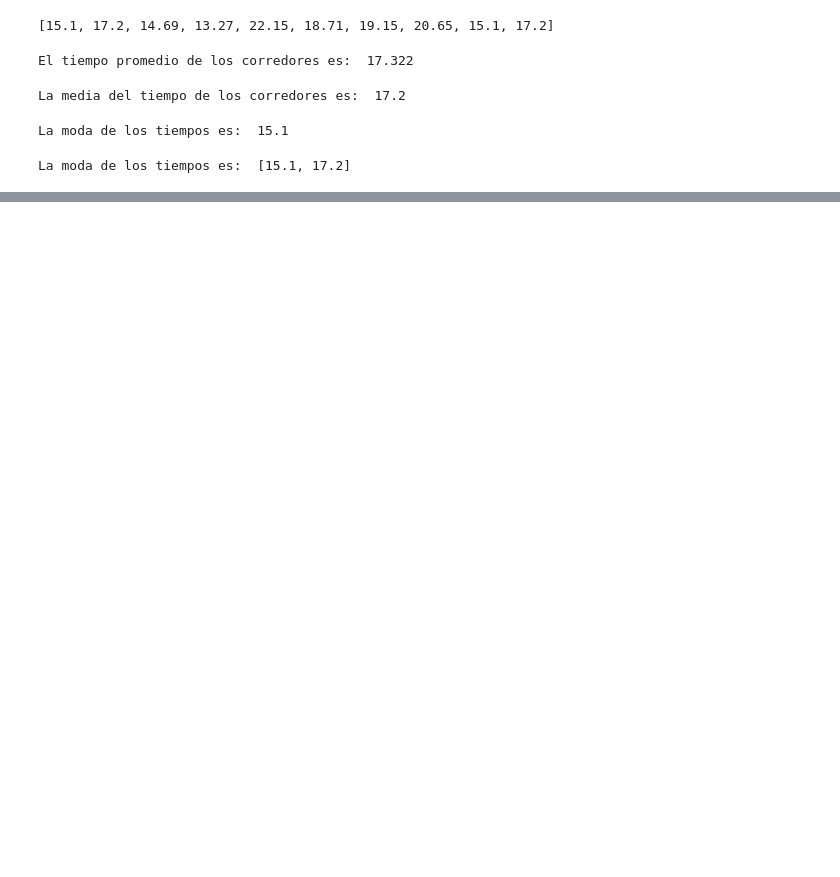
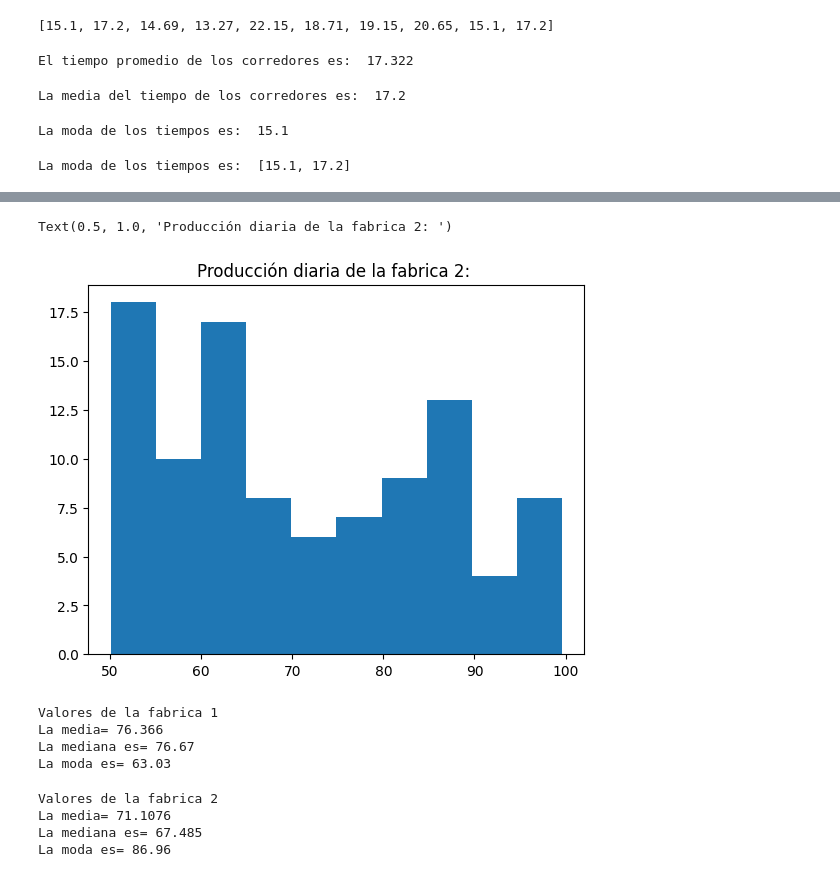
Before and after one commit to EmanuelMmmmmm/Probabilidad, a Jupyter notebook: Unidad 1/ProbyE_U1_p1.ipynb, the cells around one changed output, grey strips where cells are left out. Saved outputs shown, nothing was run; the diff lists cells and outputs as text; code cells hidden in the pictures; blank space fills up the shorter version.

```diff
--- a/Unidad 1/ProbyE_U1_p1.ipynb
+++ b/Unidad 1/ProbyE_U1_p1.ipynb
@@ -61,0 +117,32 @@ La moda de los tiempos es:  [15.1, 17.2]
+# %%
+plt.hist(fabrica2)
+plt.title("Producción diaria de la fabrica 2: ")
+# %% [output]
+Text(0.5, 1.0, 'Producción diaria de la fabrica 2: ')
+[figure, added]
+# %%
+media = mean(fabrica1)
+mediana = median(fabrica1)
+moda = mode(fabrica1)
+print ("Valores de la fabrica 1")
+print ("La media=", media)
+print ("La mediana es=", mediana)
+print ("La moda es=", moda)
+# %% [output]
+Valores de la fabrica 1
+La media= 76.366
+La mediana es= 76.67
+La moda es= 63.03
+# %%
+media = mean(fabrica2)
+mediana = median(fabrica2)
+moda = mode(fabrica2)
+print ("Valores de la fabrica 2")
+print ("La media=", media)
+print ("La mediana es=", mediana)
+print ("La moda es=", moda)
+# %% [output]
+Valores de la fabrica 2
+La media= 71.1076
+La mediana es= 67.485
+La moda es= 86.96
```
Also changed, not shown: parts of 19 cells of this notebook.
